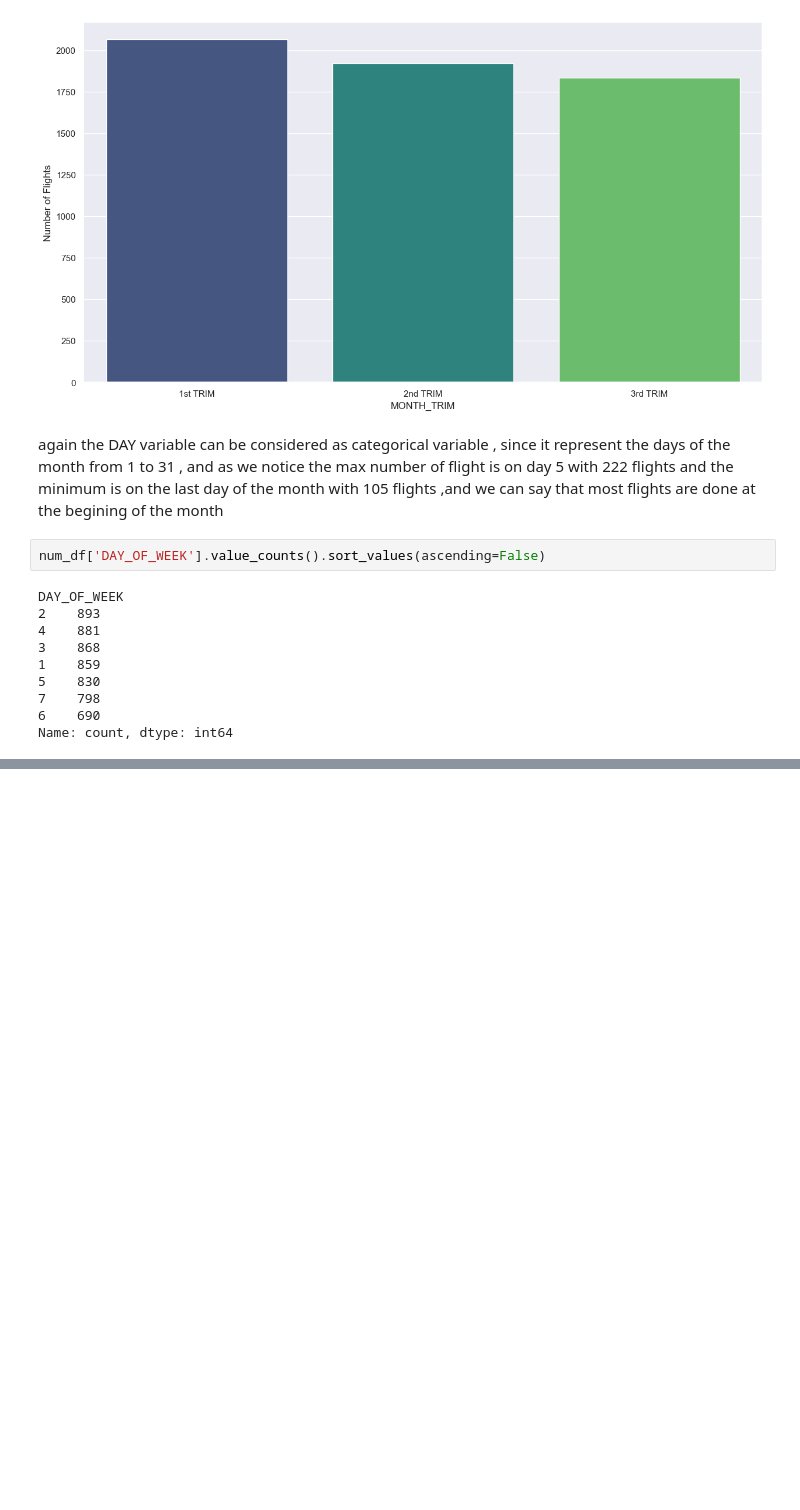
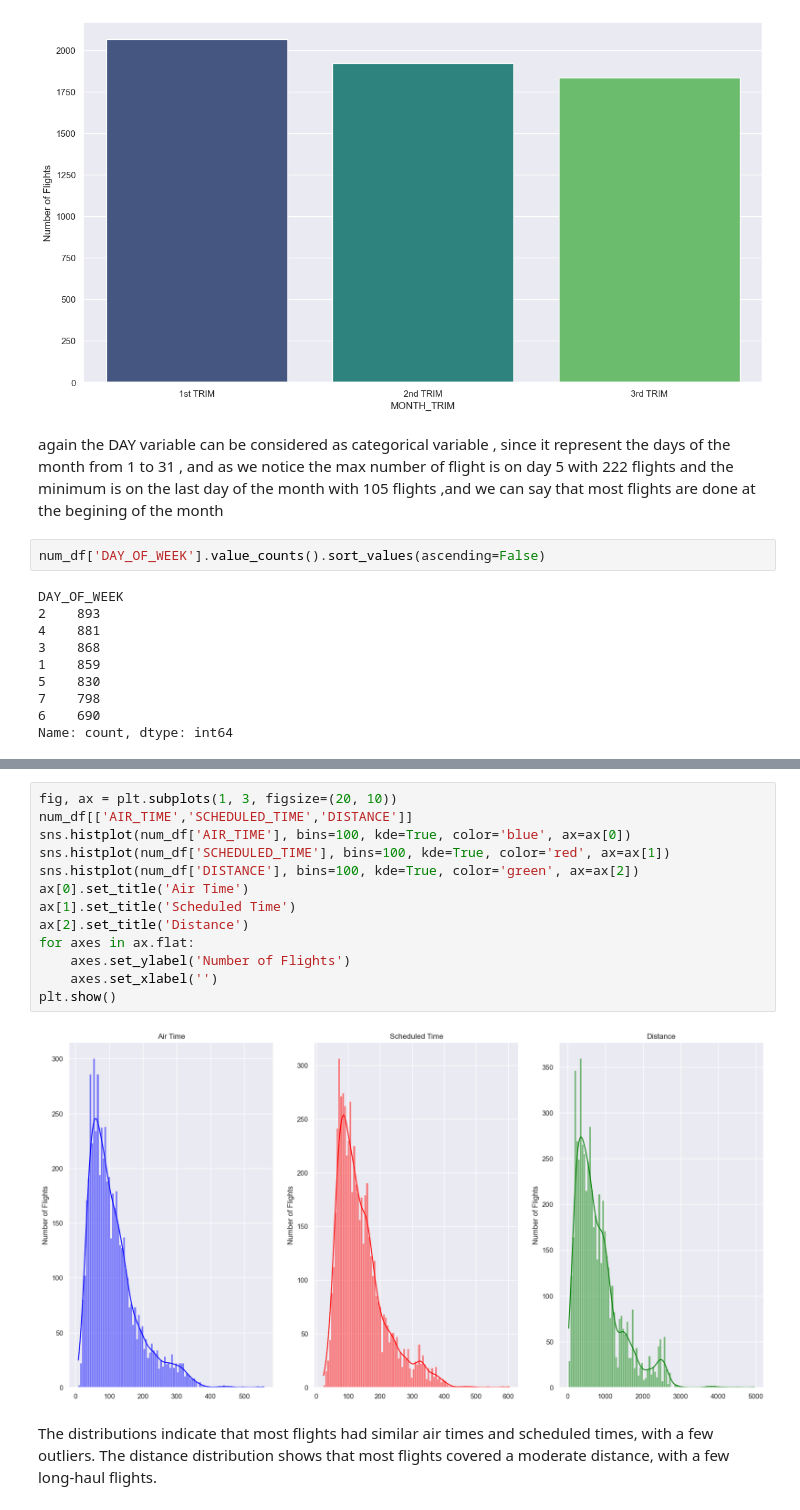
Before and after one commit to hacha007/EDA, a Jupyter notebook: flights_EDA.ipynb, the cells around one changed output, grey strips where cells are left out. Saved outputs shown, nothing was run; the diff lists cells and outputs as text; blank space fills up the shorter version.

```diff
--- a/flights_EDA.ipynb
+++ b/flights_EDA.ipynb
@@ -212,0 +346,18 @@ plt.show()
+# %%
+fig, ax = plt.subplots(1, 3, figsize=(20, 10))
+num_df[['AIR_TIME','SCHEDULED_TIME','DISTANCE']]
+sns.histplot(num_df['AIR_TIME'], bins=100, kde=True, color='blue', ax=ax[0])
+sns.histplot(num_df['SCHEDULED_TIME'], bins=100, kde=True, color='red', ax=ax[1])
+sns.histplot(num_df['DISTANCE'], bins=100, kde=True, color='green', ax=ax[2])
+ax[0].set_title('Air Time')
+ax[1].set_title('Scheduled Time')
+ax[2].set_title('Distance')
+for axes in ax.flat:
+    axes.set_ylabel('Number of Flights')
+    axes.set_xlabel('')
+plt.show()
+# %% [output]
+[figure, added]
+# %% [markdown]
+ The distributions indicate that most flights had similar air times and scheduled times, with a few outliers.
+The distance distribution shows that most flights covered a moderate distance, with a few long-haul flights.
```
Also changed, not shown: parts of 22 cells of this notebook.
